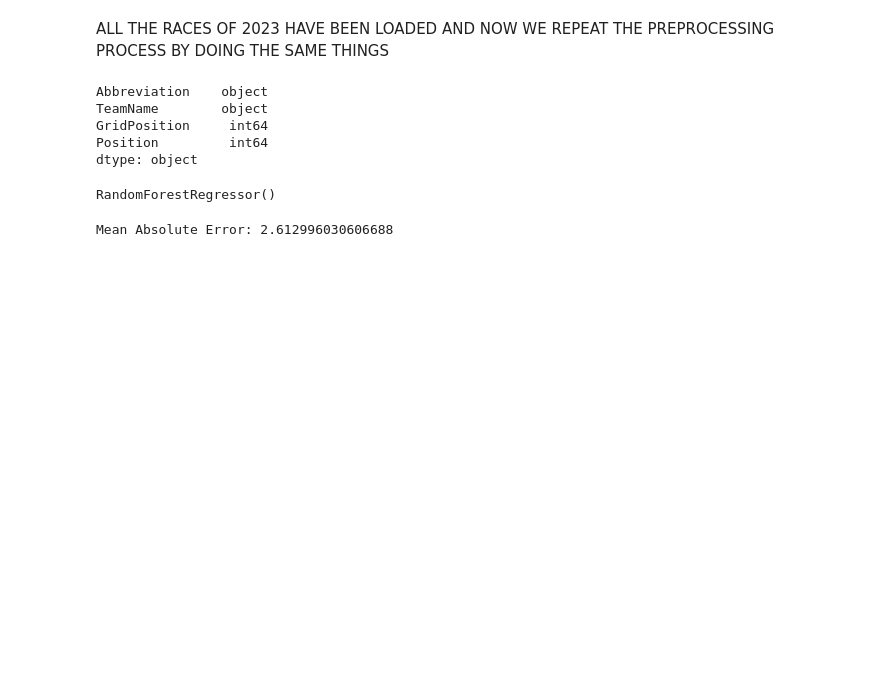
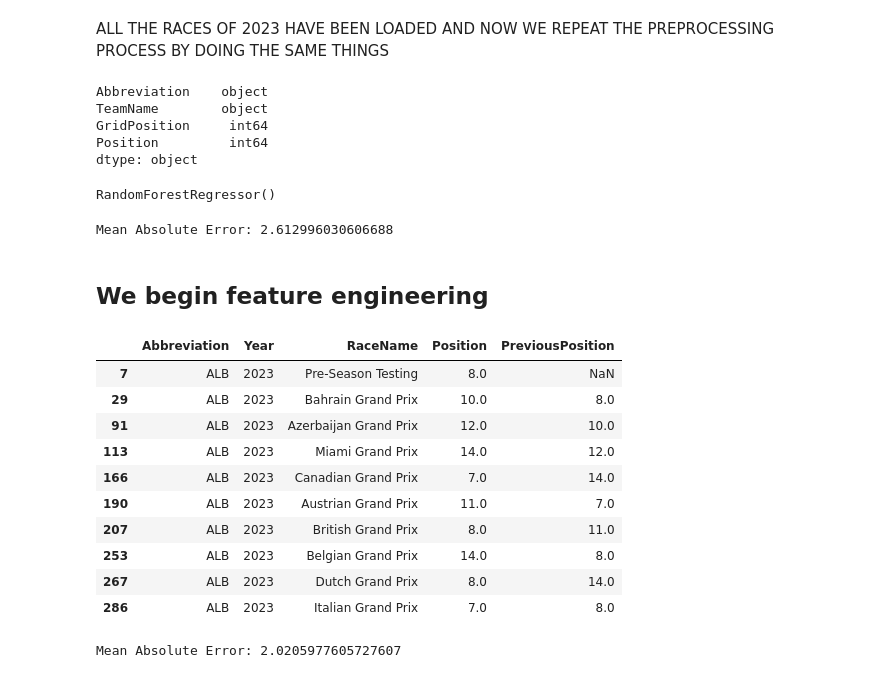
Before and after one commit to pyyroo-a/Formula-1-Fantasy-Predictor, a Jupyter notebook: notebooks/01-data-exploration.ipynb, the cells around one changed output. Drawn from its saved outputs; the diff is of its cells as text; code cells hidden in the pictures; blank space fills up the shorter version.

Commit message:
Added feature engineering so our model can have better MAE from the previous race results

```diff
--- a/notebooks/01-data-exploration.ipynb
+++ b/notebooks/01-data-exploration.ipynb
@@ -262,6 +262,7 @@ all_races = []
 for _, event in schedule_2023.iterrows():
     try:
         race_name = event["EventName"]
+        race_results["RoundNumber"] = event["RoundNumber"] # had to add this line so races are ordered
 
         session = fastf1.get_session(2023, race_name, "R")
         session.load()
@@ -452,2 +449,27 @@ print("Mean Absolute Error:", mean_error)
 # %% [output]
 Mean Absolute Error: 2.612996030606688
+# %% [markdown]
+## We begin feature engineering
+# %%
+multi_race_df = multi_race_df.sort_values(by=["Abbreviation", "Year", "RoundNumber"])
+# we first sort the data by the driver abbreviation, then by year and then by round number
+# %%
+multi_race_df["PreviousPosition"] = multi_race_df.groupby("Abbreviation")["Position"].shift(1)
+
+# So this is very important
+# We use this new feature that we made in order ot predict the position of the driver in the next race basically
+
+multi_race_df[["Abbreviation", "Year", "RaceName", "Position", "PreviousPosition"]].head(10)
+# Round number came in clutch and managed to order things accordingly
+# %% [output]
+|  | Abbreviation | Year | RaceName | Position | PreviousPosition |
+| 7 | ALB | 2023 | Pre-Season Testing | 8.0 | NaN |
+| 29 | ALB | 2023 | Bahrain Grand Prix | 10.0 | 8.0 |
+| 91 | ALB | 2023 | Azerbaijan Grand Prix | 12.0 | 10.0 |
+| 113 | ALB | 2023 | Miami Grand Prix | 14.0 | 12.0 |
+| 166 | ALB | 2023 | Canadian Grand Prix | 7.0 | 14.0 |
+| 190 | ALB | 2023 | Austrian Grand Prix | 11.0 | 7.0 |
+| 207 | ALB | 2023 | British Grand Prix | 8.0 | 11.0 |
+| 253 | ALB | 2023 | Belgian Grand Prix | 14.0 | 8.0 |
+| 267 | ALB | 2023 | Dutch Grand Prix | 8.0 | 14.0 |
+| 286 | ALB | 2023 | Italian Grand Prix | 7.0 | 8.0 |
@@ -453,0 +503,16 @@ Mean Absolute Error: 2.612996030606688
+# %%
+from sklearn.model_selection import train_test_split
+from sklearn.ensemble import RandomForestRegressor
+from sklearn.metrics import mean_absolute_error
+
+X_train, X_test, y_train, y_test = train_test_split(X, y, test_size=0.2, random_state=42)
+
+model = RandomForestRegressor()
+model.fit(X_train, y_train)
+
+predictions = model.predict(X_test)
+
+mean_error = mean_absolute_error(y_test, predictions)
+print("Mean Absolute Error:", mean_error)
+# %% [output]
+Mean Absolute Error: 2.0205977605727607
```
Also changed, not shown: parts of 8 cells of this notebook.
